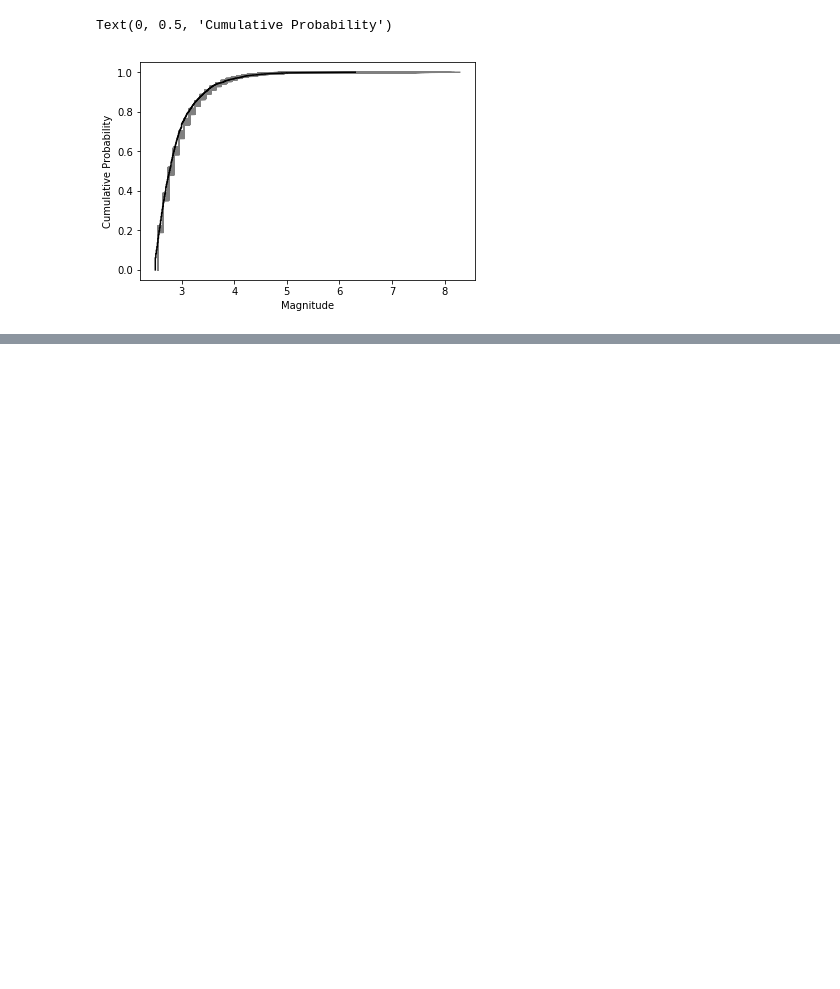
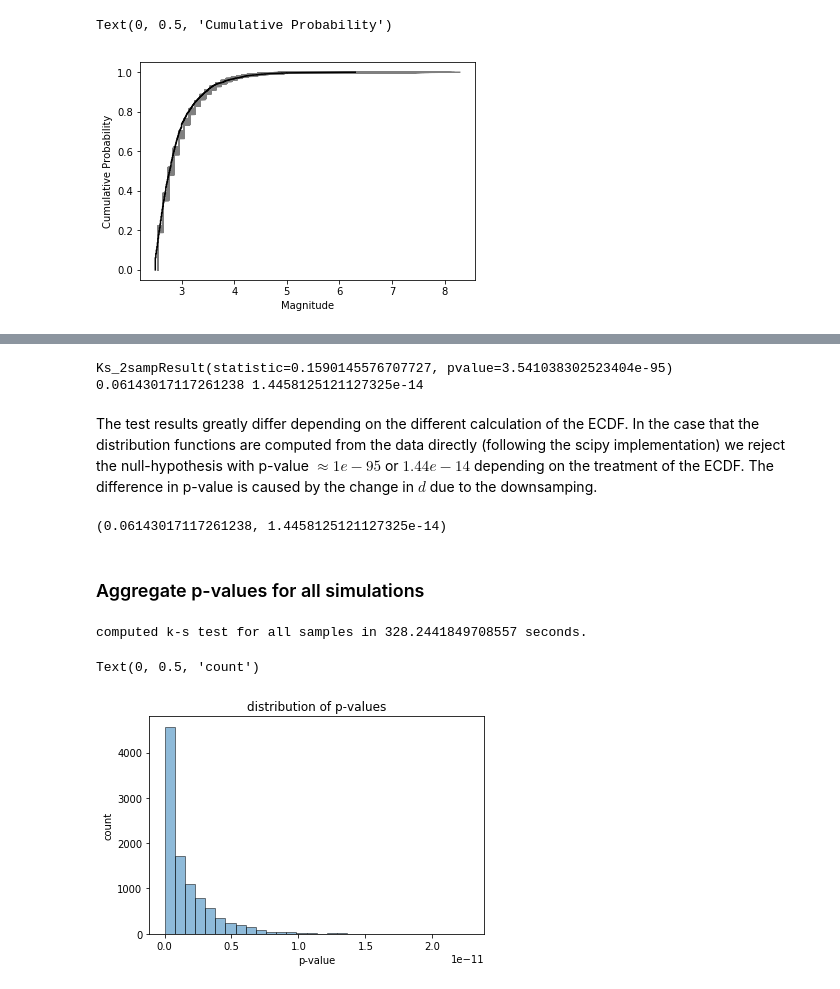
Before and after one commit to SCECcode/pycsep, a Jupyter notebook: notes/m_test_prototype.ipynb, the cells around one changed output, grey strips where cells are left out. Drawn from its saved outputs; the diff is of its cells as text; code cells hidden in the pictures; blank space fills up the shorter version.

```diff
--- a/notes/m_test_prototype.ipynb
+++ b/notes/m_test_prototype.ipynb
@@ -156,0 +315,76 @@ Text(0, 0.5, 'Cumulative Probability')
+# %%
+import scipy
+
+# ks_2samp computes ecdf1 and ecdf2 by concatenating all data and computing the prob estimate for x_i and y_i
+# in the concatenated data set.
+result1 = scipy.stats.ks_2samp(obs, u3etas)
+print(result1)
+
+# our approach with smoothed ecdf functions
+n1 = obs.shape[0]
+n2 = u3etas.shape[0]
+u3etas_ecdf = np.array(u3etas_ecdf)
+obs_ecdf = np.array(obs_ecdf)
+d = np.max(np.absolute(u3etas_ecdf-obs_ecdf))
+en = np.sqrt(n1 * n2 / (n1 + n2))
+# taken from scipy implementation
+# the constants are from stephens, 1974. seem to be simplification for computing sqrt(n). is this needed today?
+prob = scipy.stats.distributions.kstwobign.sf((en + 0.12 + 0.11 / en) * d)
+print(d, prob)
+# %% [output]
+Ks_2sampResult(statistic=0.1590145576707727, pvalue=3.541038302523404e-95)
+0.06143017117261238 1.4458125121127325e-14
+# %% [markdown]
+The test results greatly differ depending on the different calculation of the ECDF. In the case that the distribution functions are computed from the data directly (following the scipy implementation) we reject the null-hypothesis with p-value $\approx 1e-95$ or $1.44e-14$ depending on the treatment of the ECDF. The difference in p-value is caused by the change in $d$ due to the downsamping.
+# %%
+def my_ks2samp(data1, data2, dmw=0.1):
+    # real version should force to be numpy arrays, etc.
+
+    global_min = min([min(data1), min(data2)])
+    global_max = max([max(data1), max(data2)])
+
+    mws = arange(global_min, global_max+dmw, dmw)
+
+    cdf1 = []
+    cdf2 = []
+    for mw in mws:
+        cdf1.append(cstats.less_equal_ecdf(d1, mw))
+        cdf2.append(cstats.less_equal_ecdf(d2, mw))
+
+    n1 = data1.shape[0]
+    n2 = data2.shape[0]
+    cdf1 = np.array(cdf1)
+    cdf2 = np.array(cdf2)
+
+    d = np.max(np.absolute(cdf1-cdf2))
+    en = np.sqrt(n1 * n2 / (n1 + n2))
+
+    prob = scipy.stats.distributions.kstwobign.sf((en + 0.12 + 0.11 / en) * d)
+
+    return(d, prob)
+# %%
+result2 = my_ks2samp(obs, u3etas)
+print(result2)
+# %% [output]
+(0.06143017117261238, 1.4458125121127325e-14)
+# %% [markdown]
+### Aggregate p-values for all simulations
+# %%
+t0 = time.time()
+p_values = []
+for u3cat in u3catalogs:
+    mws = u3cat.get_magnitudes()
+    d, p_val = my_ks2samp(obs, mws)
+    p_values.append(p_val)
+t1 = time.time()
+print('computed k-s test for all samples in {} seconds.'.format(t1-t0))
+# %% [output]
+computed k-s test for all samples in 328.2441849708557 seconds.
+# %%
+ax = hist(p_values, bins=30, edgecolor='black', alpha=0.5)
+title('distribution of p-values')
+xlabel('p-value')
+ylabel('count')
+# %% [output]
+Text(0, 0.5, 'count')
+[figure, added]
```
Also changed, not shown: parts of 13 cells of this notebook, 6 other files.
